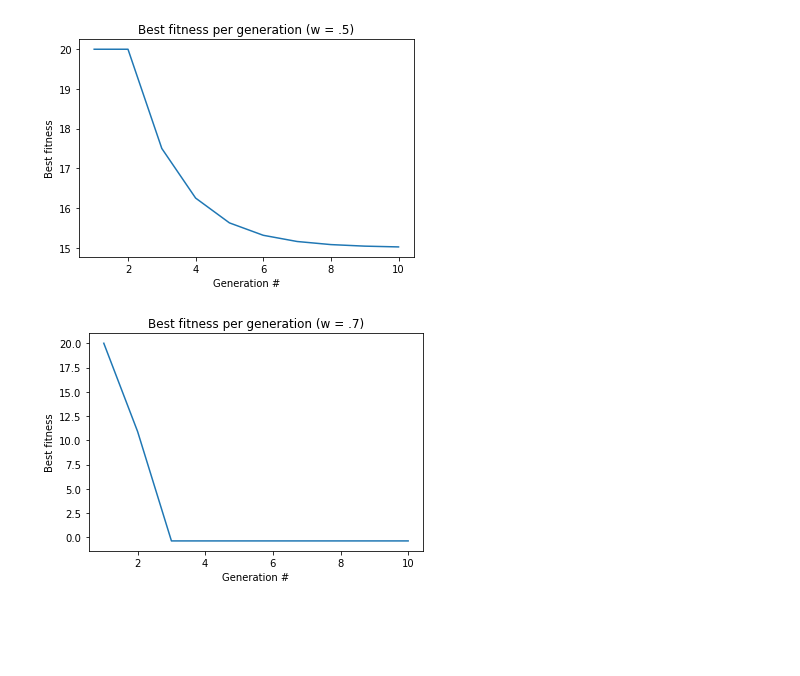
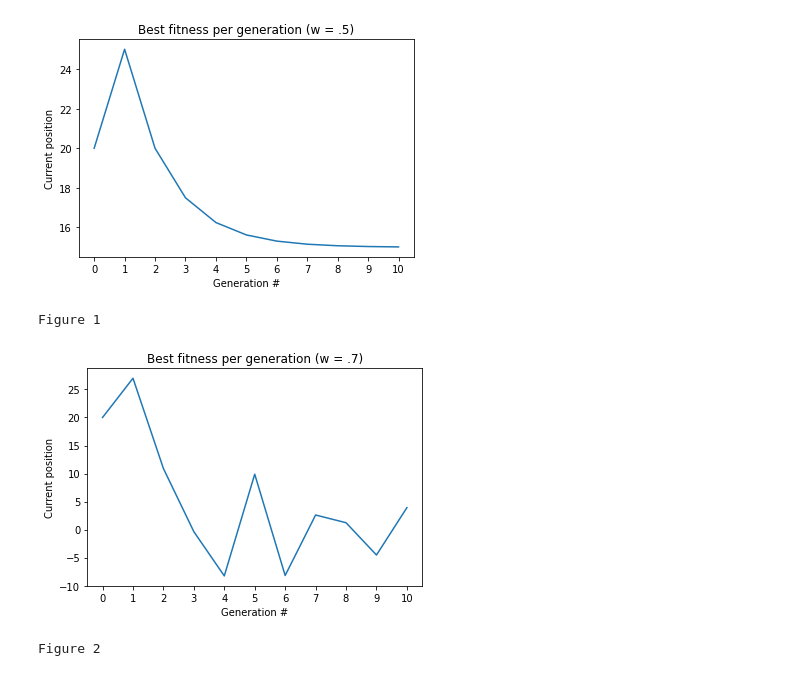
Before and after one commit to yanavdsande/NatCom2022, a Jupyter notebook: Week 2/2.ipynb, the cells around one changed output. Cells and saved outputs as stored; diff of their text form; code cells hidden in the pictures; blank space fills up the shorter version.

```diff
--- a/Week 2/2.ipynb
+++ b/Week 2/2.ipynb
@@ -6,59 +6,66 @@ def PSO(func, n, a1, a2, r1, r2, w, X = 20, V = 10, maxIter = 10):
 
     #No distinction between local/global best, since both are essentially the same when n=1.
     best = X
-    bestArray = np.zeros(10)
-    gens = np.array(range(maxIter))+1
+    bestArray = []
+    curPos = []
+    curPos.append(X)
+    gens = np.array(range(maxIter+1))
+
+    bestArray.append(X)
     for i in (range(maxIter)):
         V = w*V + a1*r1*(best-X) + a2*r2*(best-X)
         X = X + V
-        #print("velocity ",V)
-        #print("position ",X)
-        #print("Best: ",best)
-
+        curPos.append(X)
         #update best
         if(func(X) < func(best)):
             best = X
-        bestArray[i] = best
+        bestArray.append(best)
 
-    return bestArray, gens
+    return bestArray, gens, curPos
 # %%
 def square(x):
     return x**2
 
-x, gens = PSO(square,
+x, gens, curPos = PSO(square,
                 n = 1,
                 w = 0.5,
                 a1 = 1.5,
                 a2 = 1.5,
                 r1 = 0.5,
                 r2 = 0.5,
                 maxIter = 10,
 )
+locs, labels = plt.xticks()
+plt.title("Best fitness per generation (w = .5)")
+plt.plot(gens, curPos)
+plt.ylabel("Current position")
+plt.xlabel("Generation #")
+plt.xticks(np.arange(0, 11, step=1))
+plt.show()
+print("Figure 1")
 
-plt.title("Best fitness per generation (w = .5)")
-plt.plot(gens, x)
-plt.ylabel("Best fitness")
-plt.xlabel("Generation #")
-plt.show()
-
-x, gens = PSO(square,
+x, gens, curPos = PSO(square,
                 n = 1,
                 w = 0.7,
                 a1 = 1.5,
                 a2 = 1.5,
                 r1 = 1,
                 r2 = 1,
                 maxIter = 10,
 )
 
 plt.title("Best fitness per generation (w = .7)")
-plt.plot(gens, x)
-plt.ylabel("Best fitness")
+plt.plot(gens, curPos)
+plt.ylabel("Current position")
 plt.xlabel("Generation #")
+plt.xticks(np.arange(0, 11, step=1))
 plt.show()
+print("Figure 2")
 # %% [output]
-[figure, old version]
+[figure, new version]
+Figure 1
-[figure, old version]
+[figure, new version]
+Figure 2
 # %% [markdown]
 **Discuss how would a particle ”swarm” consisting of a single member perform in such a minimization task when ω < 1, assuming the particle starts with the velocity pointing away from the optimum.**
 
```
Also changed, not shown: parts of 1 cell of this notebook.
